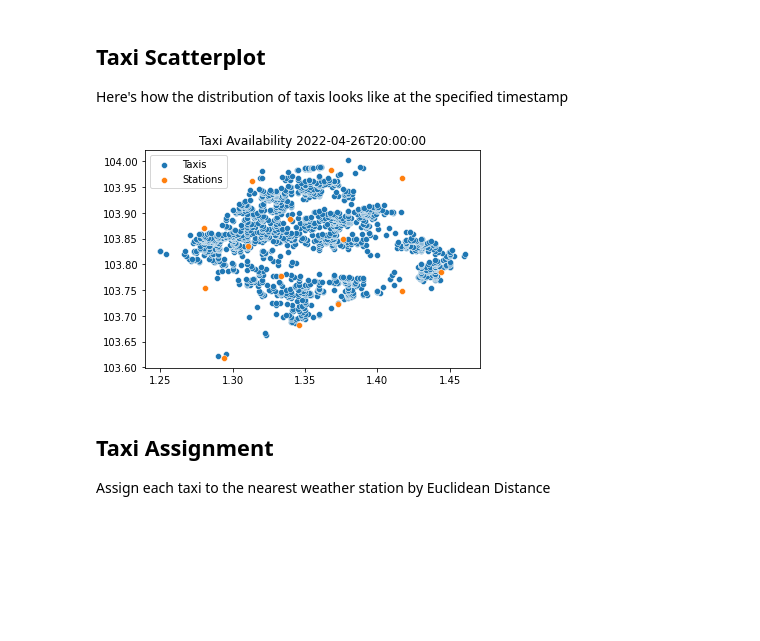
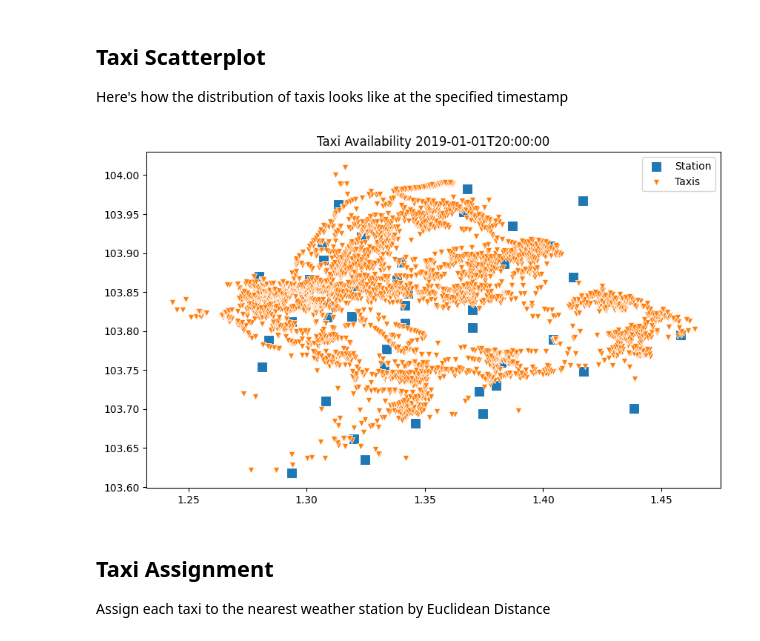
Before and after one commit to spencerkmarley/smu-cs611-mleng-project, a Jupyter notebook: eda/eda.ipynb, the cells around one changed output. Saved outputs shown, nothing was run; the diff lists cells and outputs as text; code cells hidden in the pictures; blank space fills up the shorter version.

```diff
--- a/eda/eda.ipynb
+++ b/eda/eda.ipynb
@@ -26,7 +26,7 @@ import itertools
 
 Declare key variables here
 # %%
-query="2022-04-26T20:00:00"
+query="2019-01-01T20:00:00"
 # %% [markdown]
 ## Define functions
 
@@ -66,7 +66,8 @@ weather_data=get_weather_data(query=query)
 taxi_data=get_taxi_data(query=query)
 # %%
 taxi_coordinates = taxi_data['features'][0]['geometry']['coordinates']
-station_dict = weather_data['air-temperature']['metadata']['stations']
+station_dict = weather_data['rainfall']['metadata']['stations']
+station_id = [i['id'] for i in station_dict]
 taxi_array = np.array([t[::-1] for t in taxi_coordinates]) # taxi_coordinates are reversed, need to fix
 station_array = np.array([[station_dict[i]['location']['latitude'],station_dict[i]['location']['longitude']] for i in range(len(station_dict))])
 # %% [markdown]
@@ -74,16 +75,27 @@ station_array = np.array([[station_dict[i]['location']['latitude'],station_dict[
 
 Here's how the distribution of taxis looks like at the specified timestamp
 # %%
-def plot_taxi_availability(taxi_array:type(np.ndarray),station_array:type(np.ndarray),query:str):
-    sns.scatterplot(x=taxi_array[:,0],y=taxi_array[:,1])
-    sns.scatterplot(x=station_array[:,0],y=station_array[:,1])
-    plt.legend(labels=['Taxis','Stations'])
+def plot_taxi_availability(taxi_array:type(np.ndarray),station_array:type(np.ndarray),assignment:type(np.ndarray)=None,query:str=None):
+    '''Plots taxis and weather stations on a scatterplot
+    '''
+    plt.figure(figsize=(10, 6), dpi=100)
+    sns.scatterplot(x=station_array[:,0],y=station_array[:,1],s=100,marker='s')
+
+    labels = []
+    labels.append('Station')
+    if assignment:
+        sns.scatterplot(x=taxi_array[:,0],y=taxi_array[:,1],hue=assignment,palette='nipy_spectral',marker='v')
+        labels.extend([f"Assigned {i}" for i in np.unique(assignment)])
+    else:
+        sns.scatterplot(x=taxi_array[:,0],y=taxi_array[:,1],marker='v')
+        labels.append('Taxis')
+    plt.legend(labels=labels)
     plt.title(f"Taxi Availability {query}")
     plt.show()
 # %%
-plot_taxi_availability(taxi_array,station_array,query)
+plot_taxi_availability(taxi_array,station_array,query=query)
 # %% [output]
-[figure, old version]
+[figure, new version]
 # %% [markdown]
 ## Taxi Assignment
 
```
Also changed, not shown: parts of 10 cells of this notebook, 2 other files.
